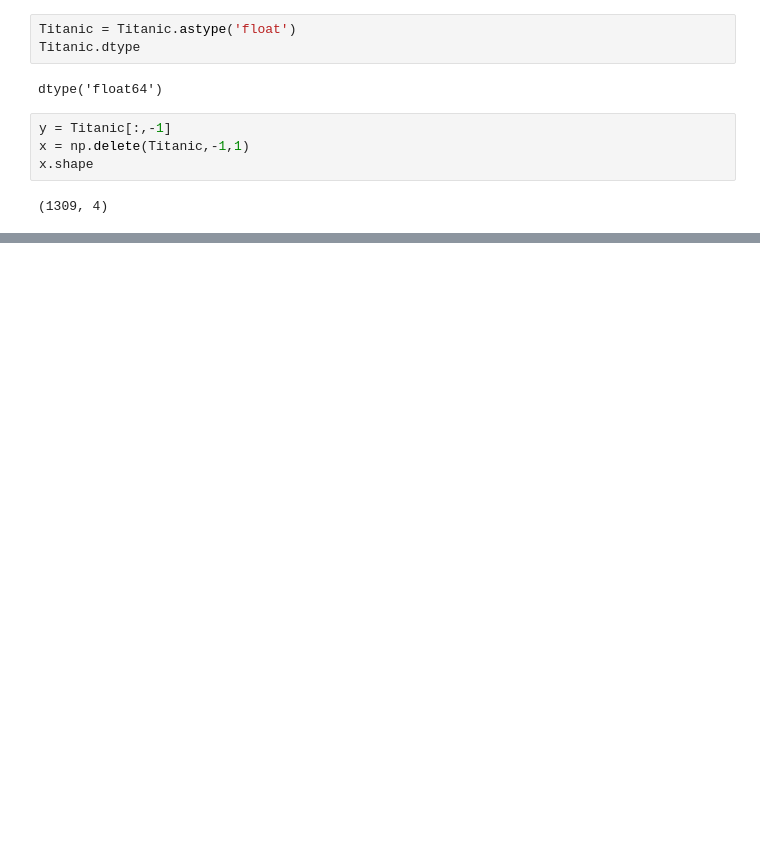
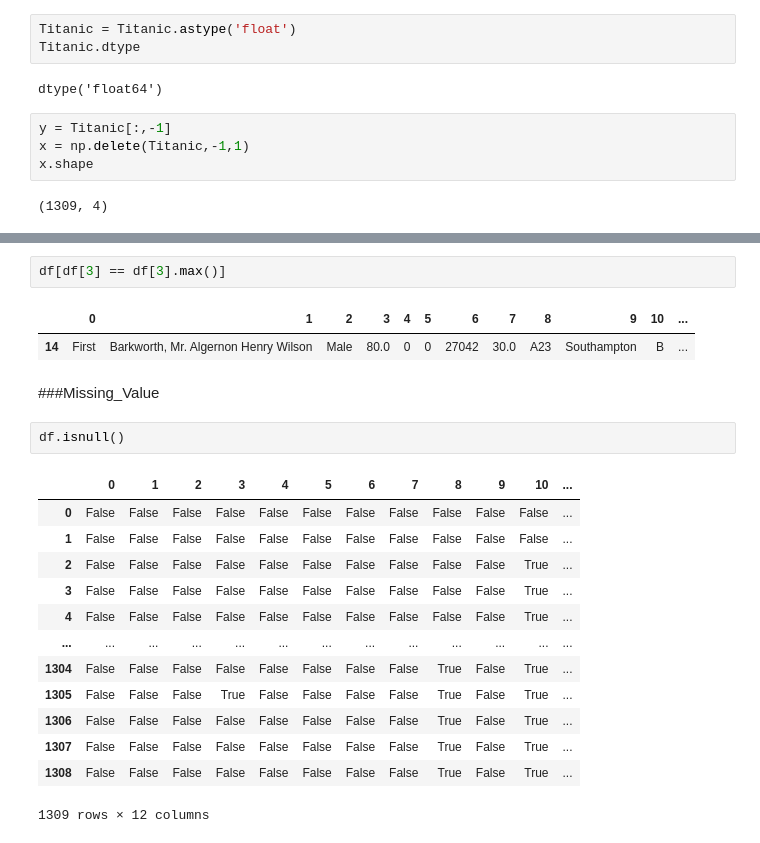
Before and after one commit to Endistic/DW, a Jupyter notebook: Hello_World.ipynb, the cells around one changed output, grey strips where cells are left out. Saved outputs shown, nothing was run; the diff lists cells and outputs as text; blank space fills up the shorter version.

```diff
--- a/Hello_World.ipynb
+++ b/Hello_World.ipynb
@@ -373,0 +486,23 @@ array([[0.        , 0.        , 0.        , 0.        ],
+# %%
+df[df[3] == df[3].max()]
+# %% [output]
+|  | 0 | 1 | 2 | 3 | 4 | 5 | 6 | 7 | 8 | 9 | 10 | ... |
+| 14 | First | Barkworth, Mr. Algernon Henry Wilson | Male | 80.0 | 0 | 0 | 27042 | 30.0 | A23 | Southampton | B | ... |
+# %% [markdown]
+###Missing_Value
+# %%
+df.isnull()
+# %% [output]
+|  | 0 | 1 | 2 | 3 | 4 | 5 | 6 | 7 | 8 | 9 | 10 | ... |
+| 0 | False | False | False | False | False | False | False | False | False | False | False | ... |
+| 1 | False | False | False | False | False | False | False | False | False | False | False | ... |
+| 2 | False | False | False | False | False | False | False | False | False | False | True | ... |
+| 3 | False | False | False | False | False | False | False | False | False | False | True | ... |
+| 4 | False | False | False | False | False | False | False | False | False | False | True | ... |
+| ... | ... | ... | ... | ... | ... | ... | ... | ... | ... | ... | ... | ... |
+| 1304 | False | False | False | False | False | False | False | False | True | False | True | ... |
+| 1305 | False | False | False | True | False | False | False | False | True | False | True | ... |
+| 1306 | False | False | False | False | False | False | False | False | True | False | True | ... |
+| 1307 | False | False | False | False | False | False | False | False | True | False | True | ... |
+| 1308 | False | False | False | False | False | False | False | False | True | False | True | ... |
+1309 rows × 12 columns
```
Also changed, not shown: parts of 44 cells of this notebook.
